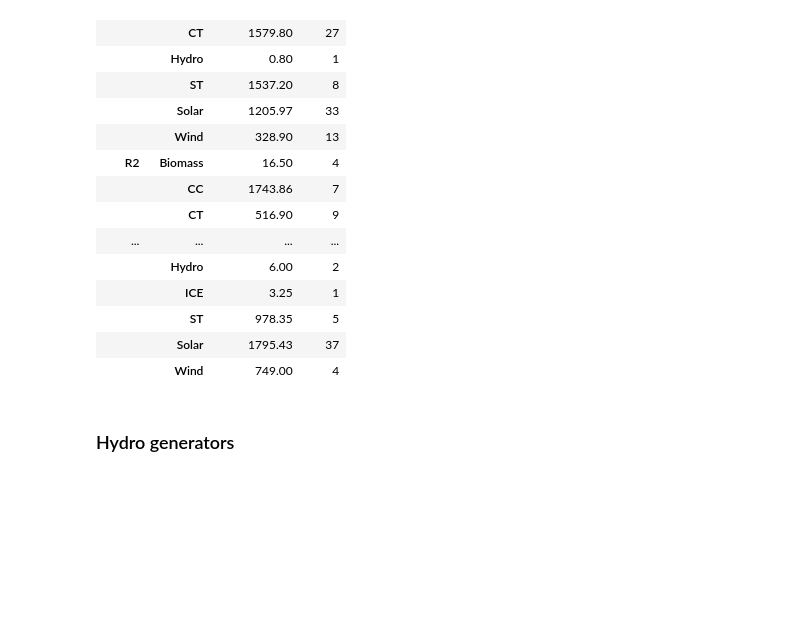
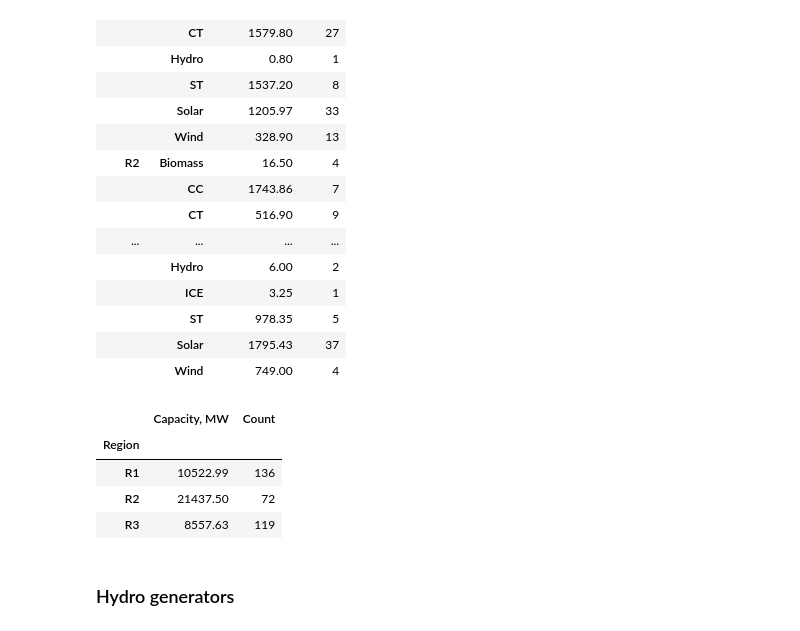
Before and after one commit to evgenytsydenov/ieee118_power_flow_data, a Jupyter notebook: notebooks/explore_nrel118_data.ipynb, the cells around one changed output. Drawn from its saved outputs; the diff is of its cells as text; code cells hidden in the pictures; blank space fills up the shorter version.

Commit message:
Update: add statistics of generation per regions

```diff
--- a/notebooks/explore_nrel118_data.ipynb
+++ b/notebooks/explore_nrel118_data.ipynb
@@ -219,6 +228,21 @@ gen_stat
 |  | ST | 978.35 | 5 |
 |  | Solar | 1795.43 | 37 |
 |  | Wind | 749.00 | 4 |
+# %%
+# Show the distribution of generation by region only
+gen_stat_reg = pd.pivot_table(
+    gen_type,
+    values=["Capacity, MW", "Count"],
+    index=["Region"],
+    aggfunc=np.sum,
+)
+gen_stat_reg
+# %% [output]
+|  | Capacity, MW | Count |
+| Region |  |  |
+| R1 | 10522.99 | 136 |
+| R2 | 21437.50 | 72 |
+| R3 | 8557.63 | 119 |
 # %% [markdown]
 ### Hydro generators
 # %% [markdown]
```
Also changed, not shown: parts of 2 cells of this notebook.
